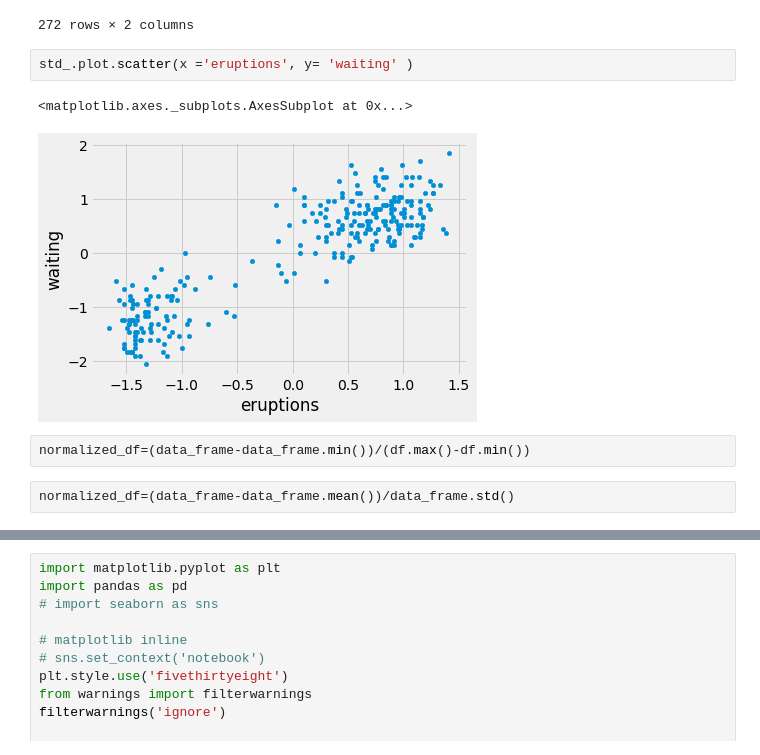
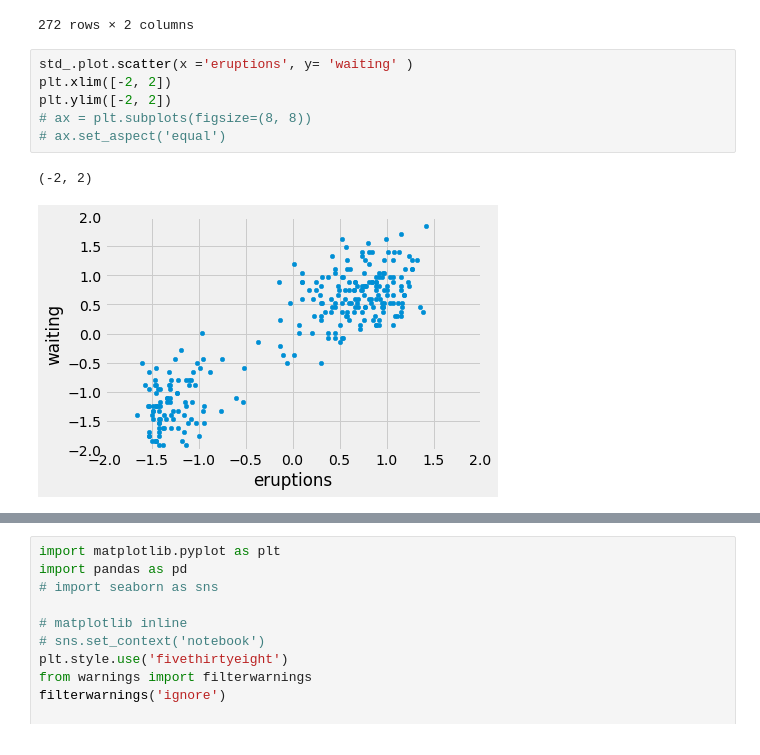
Before and after one commit to dheeraj-2000/6th_sem_Academics, a Jupyter notebook: MachineLearning/Lab/Lab9/Untitled.ipynb, the cells around one changed output, grey strips where cells are left out. Drawn from its saved outputs; the diff is of its cells as text.

```diff
--- a/MachineLearning/Lab/Lab9/Untitled.ipynb
+++ b/MachineLearning/Lab/Lab9/Untitled.ipynb
@@ -33,10 +33,10 @@ std_
 272 rows × 2 columns
 # %%
 std_.plot.scatter(x ='eruptions', y= 'waiting' )
+plt.xlim([-2, 2])
+plt.ylim([-2, 2])
+# ax = plt.subplots(figsize=(8, 8))
+# ax.set_aspect('equal')
 # %% [output]
-<matplotlib.axes._subplots.AxesSubplot at 0x...>
+(-2, 2)
-[figure, old version]
+[figure, new version]
-# %%
-normalized_df=(data_frame-data_frame.min())/(df.max()-df.min())
-# %%
-normalized_df=(data_frame-data_frame.mean())/data_frame.std()
```
Also changed, not shown: parts of 1 cell of this notebook.
